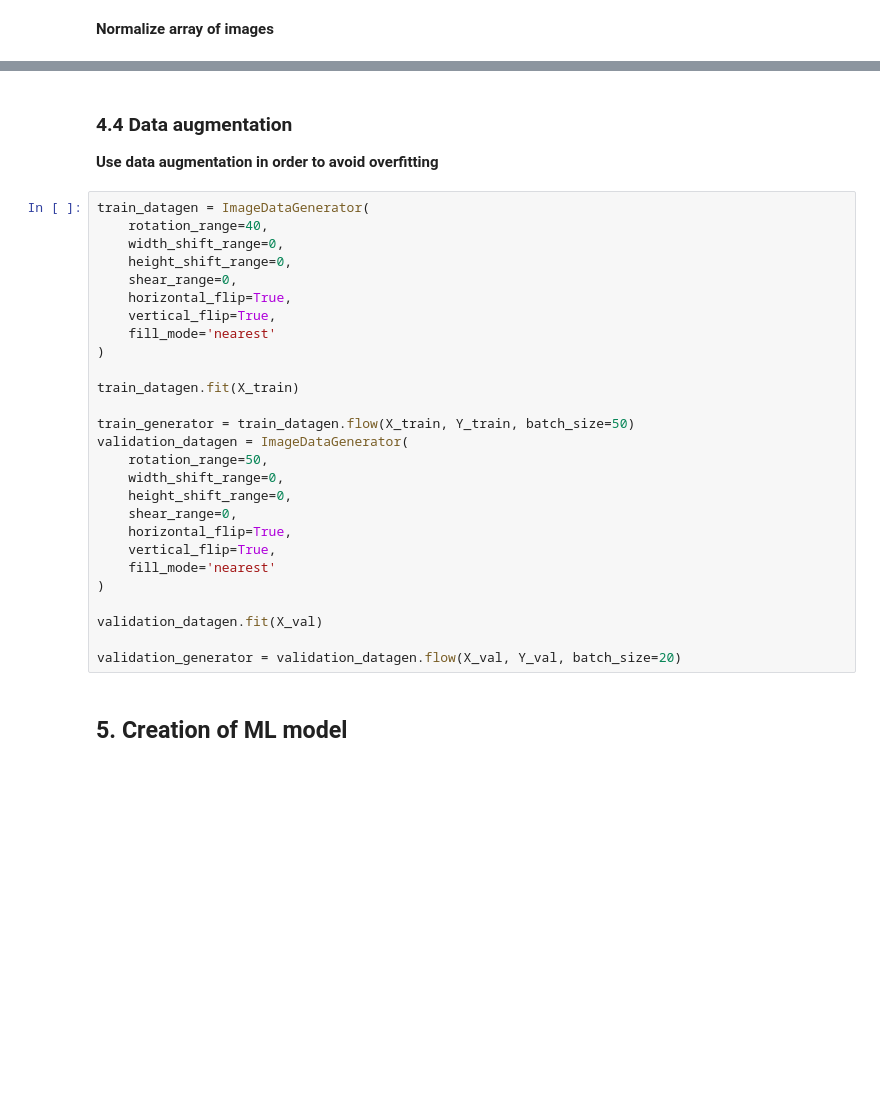
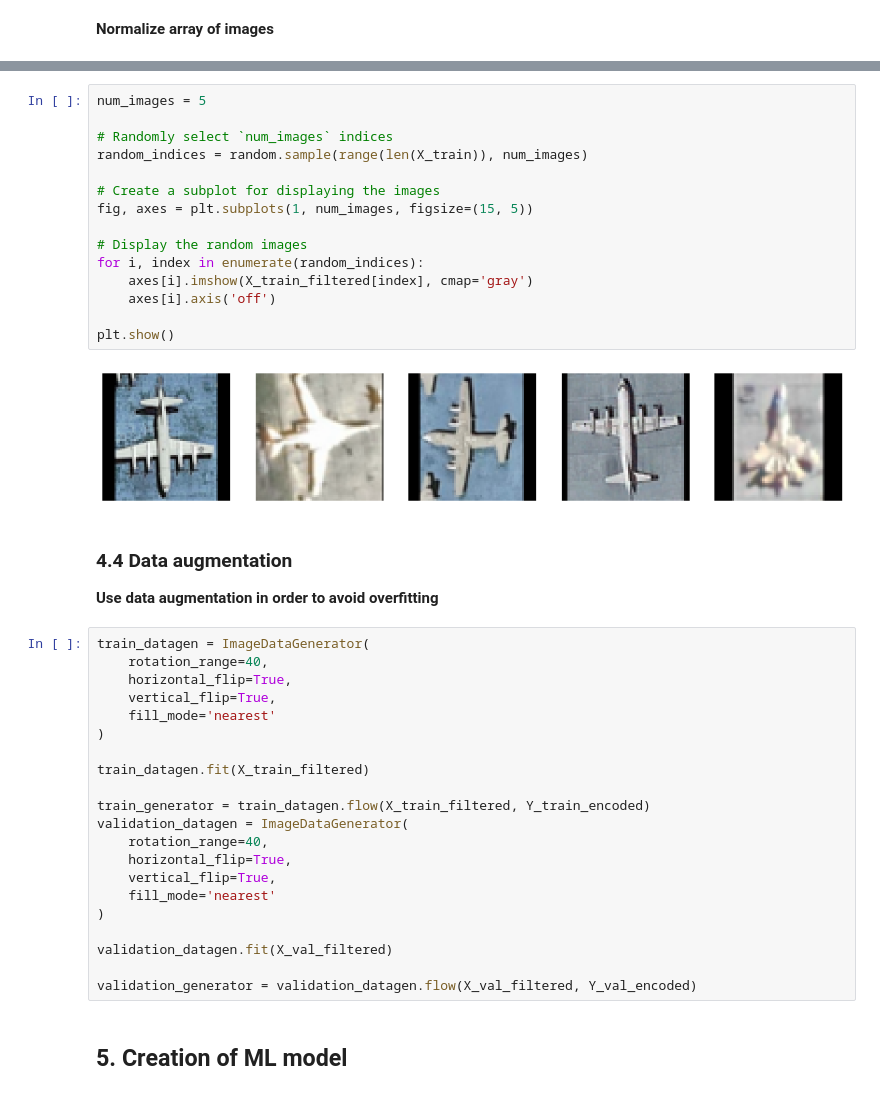
Before and after one commit to TimofiyJ/ML_Aircraft, a Jupyter notebook: main.ipynb, the cells around one changed output, grey strips where cells are left out. Saved outputs shown, nothing was run; the diff lists cells and outputs as text; blank space fills up the shorter version.

```diff
--- a/main.ipynb
+++ b/main.ipynb
@@ -531,33 +543,44 @@ X_test = X_test.reshape(X_test.shape[0], X_test.shape[1], X_test.shape[2], 1)
+# %%
+num_images = 5
+
+# Randomly select `num_images` indices
+random_indices = random.sample(range(len(X_train)), num_images)
+
+# Create a subplot for displaying the images
+fig, axes = plt.subplots(1, num_images, figsize=(15, 5))
+
+# Display the random images
+for i, index in enumerate(random_indices):
+    axes[i].imshow(X_train_filtered[index], cmap='gray')
+    axes[i].axis('off')
+
+plt.show()
+# %% [output]
+[figure, added]
 # %% [markdown]
 ### 4.4 Data augmentation
 **Use data augmentation in order to avoid overfitting**
 # %%
 train_datagen = ImageDataGenerator(
     rotation_range=40,
-    width_shift_range=0,
-    height_shift_range=0,
-    shear_range=0,
     horizontal_flip=True,
     vertical_flip=True,
     fill_mode='nearest'
 )
 
-train_datagen.fit(X_train)
+train_datagen.fit(X_train_filtered)
 
-train_generator = train_datagen.flow(X_train, Y_train, batch_size=50)
+train_generator = train_datagen.flow(X_train_filtered, Y_train_encoded)
 validation_datagen = ImageDataGenerator(
-    rotation_range=50,
-    width_shift_range=0,
-    height_shift_range=0,
-    shear_range=0,
+    rotation_range=40,
     horizontal_flip=True,
     vertical_flip=True,
     fill_mode='nearest'
 )
 
-validation_datagen.fit(X_val)
+validation_datagen.fit(X_val_filtered)
 
-validation_generator = validation_datagen.flow(X_val, Y_val, batch_size=20)
+validation_generator = validation_datagen.flow(X_val_filtered, Y_val_encoded)
 # %% [markdown]
 ## 5. Creation of ML model
 # %% [markdown]
```
Also changed, not shown: parts of 10 cells of this notebook.
